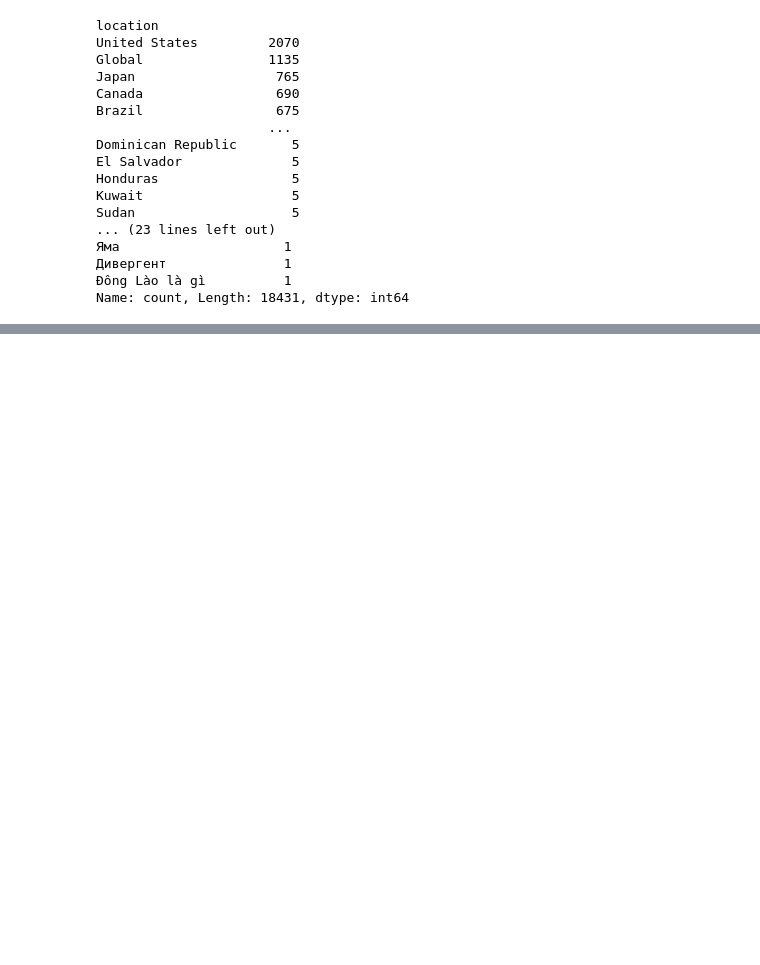
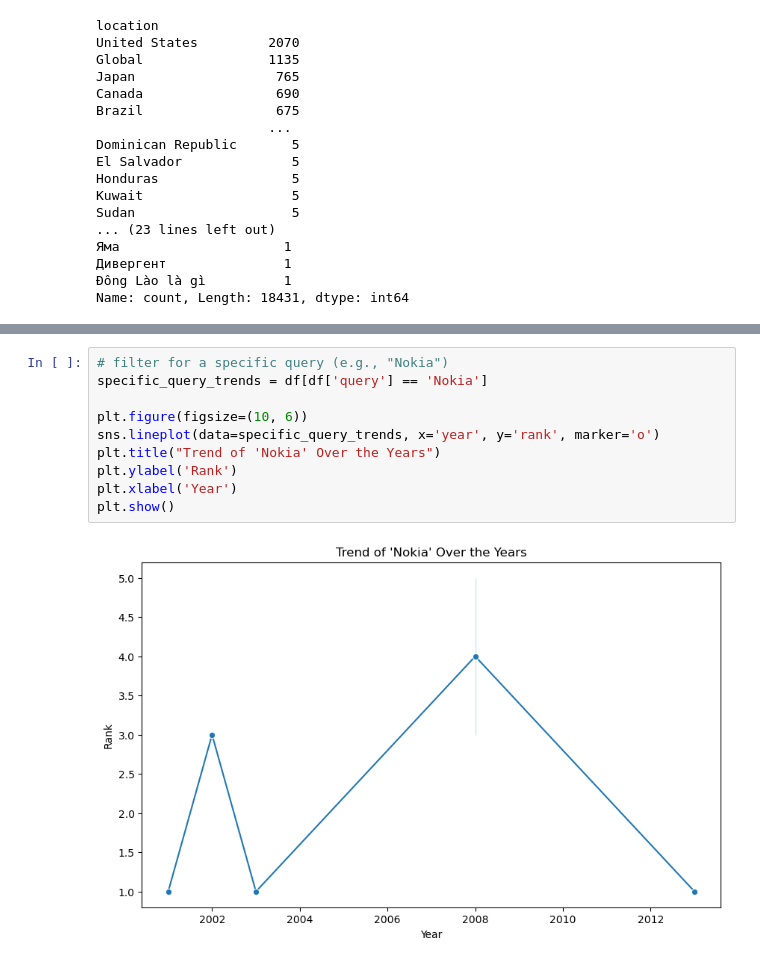
Before and after one commit to jshiah/dsc209r-datavisualization-finalproject, a Jupyter notebook: JS_DataExploration.ipynb, the cells around one changed output, grey strips where cells are left out. Drawn from its saved outputs; the diff is of its cells as text; blank space fills up the shorter version.

```diff
--- a/JS_DataExploration.ipynb
+++ b/JS_DataExploration.ipynb
@@ -62,0 +117,12 @@ plt.show()
+# %%
+# filter for a specific query (e.g., "Nokia")
+specific_query_trends = df[df['query'] == 'Nokia']
+
+plt.figure(figsize=(10, 6))
+sns.lineplot(data=specific_query_trends, x='year', y='rank', marker='o')
+plt.title("Trend of 'Nokia' Over the Years")
+plt.ylabel('Rank')
+plt.xlabel('Year')
+plt.show()
+# %% [output]
+[figure, added]
```
Also changed, not shown: parts of 7 cells of this notebook.
